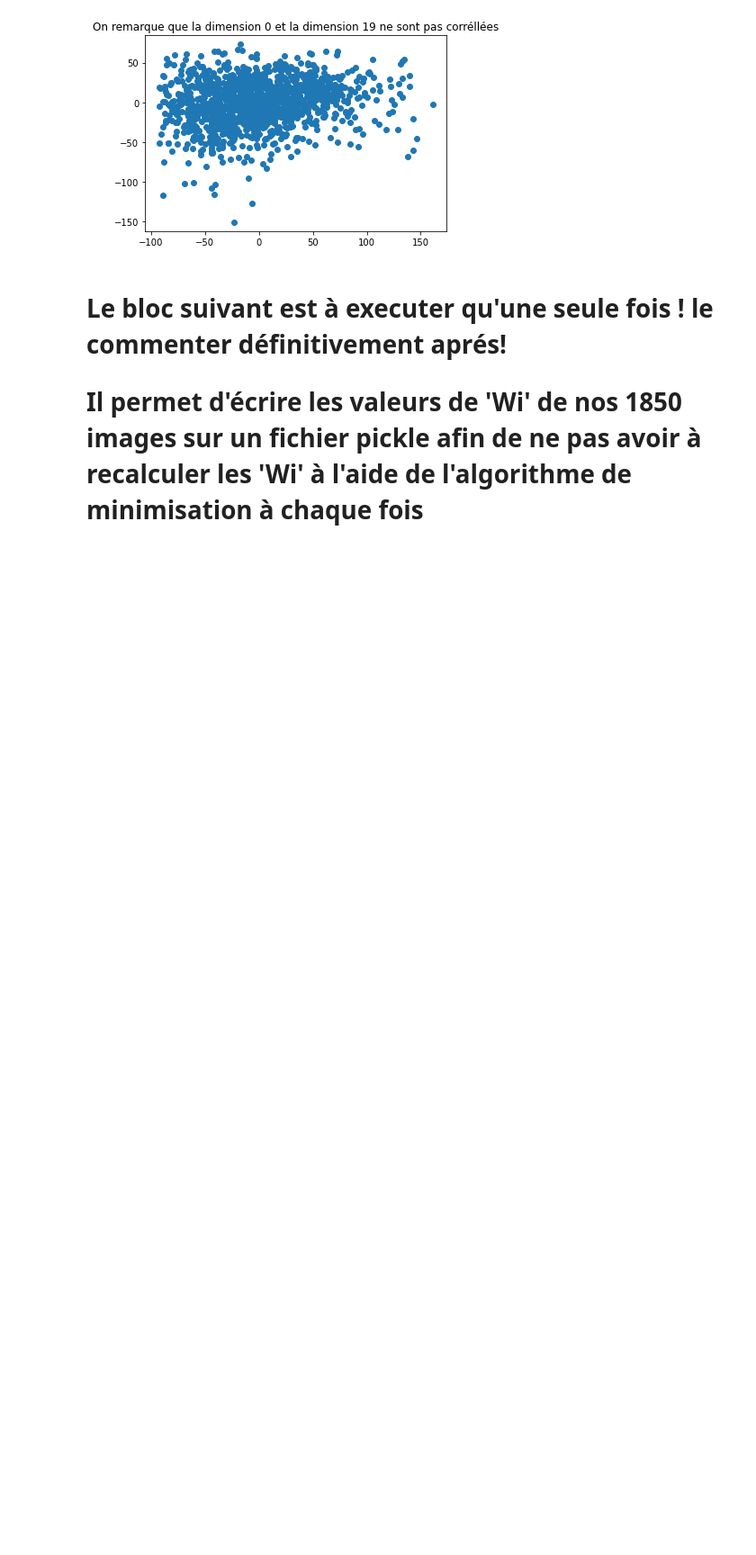
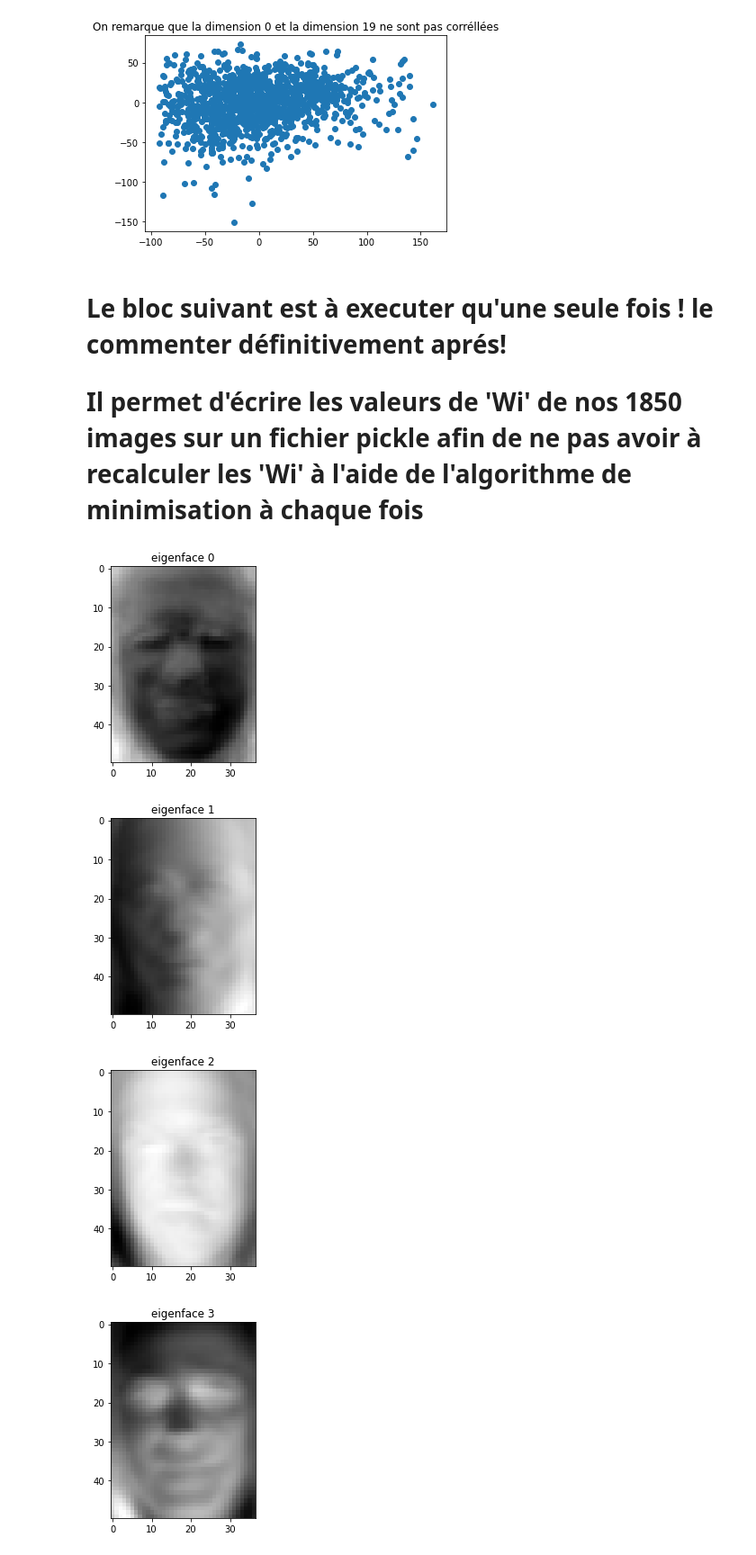
Before and after one commit to ahmedbrh/PCA-eigenFaces, a Jupyter notebook: EigenFace.ipynb, the cells around one changed output. Shown at 90% size. Saved outputs shown, nothing was run; the diff lists cells and outputs as text; code cells hidden in the pictures; blank space fills up the shorter version.

```diff
--- a/EigenFace.ipynb
+++ b/EigenFace.ipynb
@@ -98,9 +98,14 @@ showEllipsoid(0,19)
 #Change it later do it manually
 K = np.matmul(A,np.transpose(A))
 eigvalue, eigvector1 = np.linalg.eig(C)
+#sort by eigenvalues
+idx = eigvalue.argsort()[::-1]
+eigvalue = eigvalue[idx]
+eigvector1 = eigvector1[:,idx]
+eigvector1=np.transpose(eigvector1)
 #u1 = np.dot(A,eigvector1[0])
 # %%
-numberOfEigs = 20
+numberOfEigs = 10
 ui=[]
 for i in range(numberOfEigs):
     ui.append(np.dot(A,eigvector1[i]))
@@ -132,3 +139,13 @@ with open('images weights.pkl', 'rb') as f:
 # %%
 # Fin de l'exercice, on a réduit la dimensionnalité de nos images, passant de 1850 valeurs caractérisant une seule image à
 # 10 valeurs Wi caractérisant une image.
+# %%
+for i in range(10):
+    plt.figure()
+    plt.title("eigenface "+str(i))
+    plt.imshow((ui[i]).reshape((h,w)), cmap = plt.cm.gray)
+# %% [output]
+[figure, added]
+[figure, added]
+[figure, added]
+[figure, added]
```
Also changed, not shown: parts of 2 cells of this notebook.
